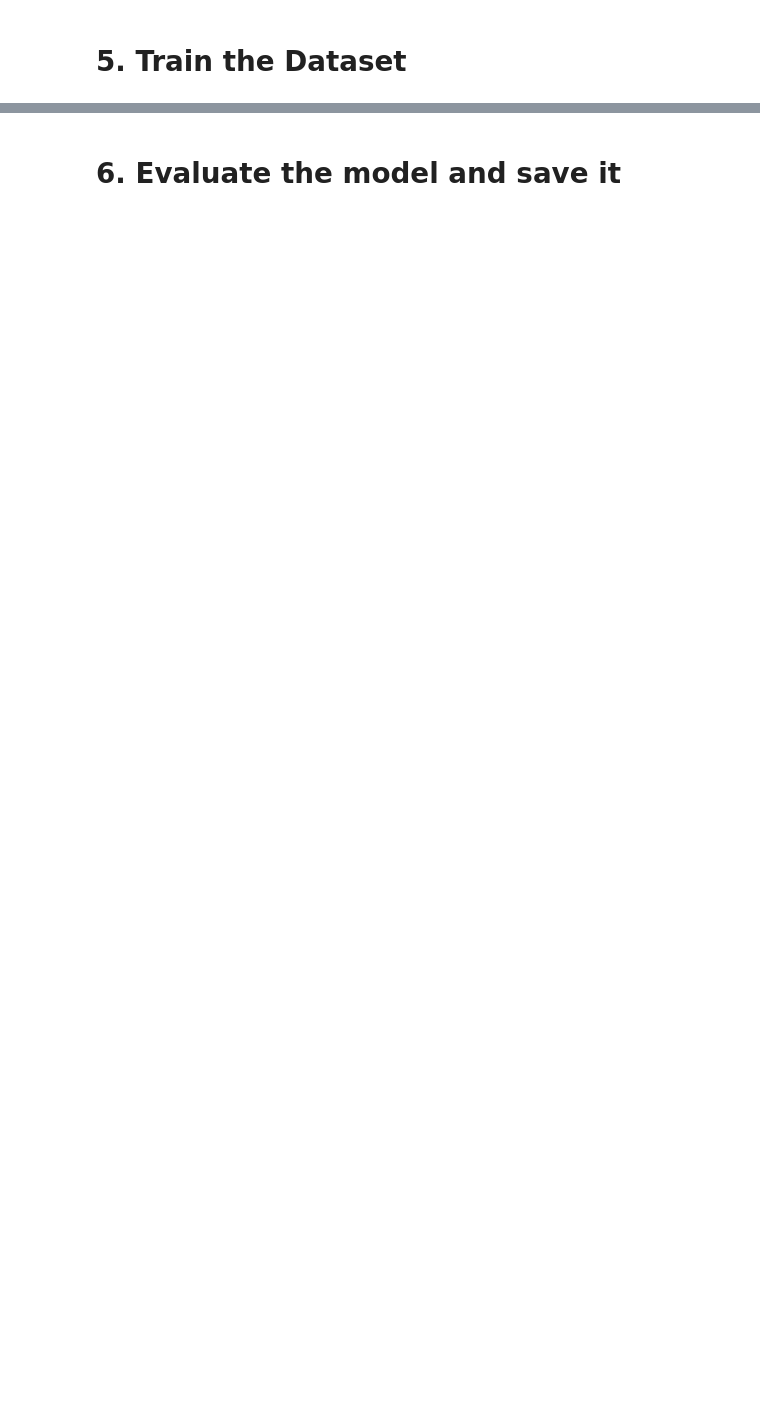
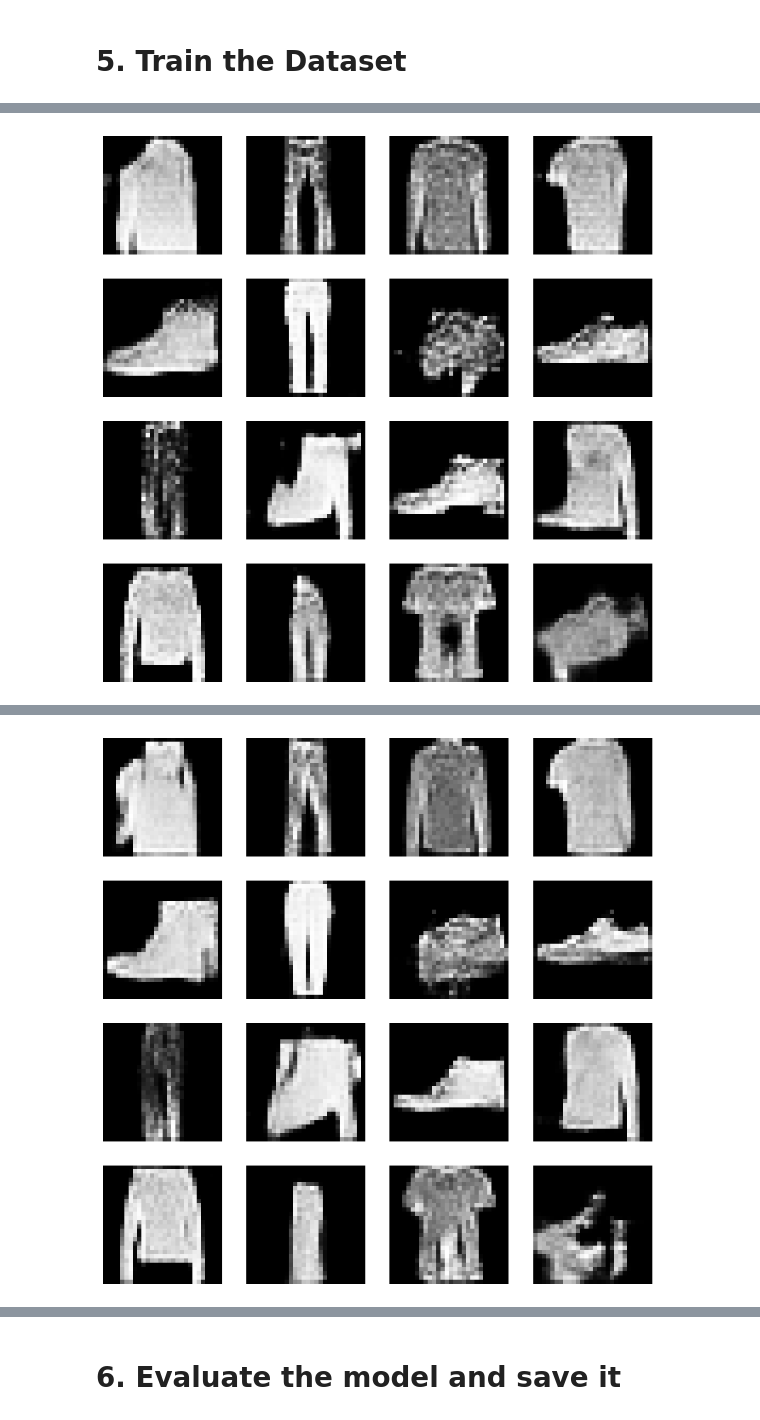
Before and after one commit to EniolaAdemola/fashion-forge, a Jupyter notebook: training/fashion_forge.ipynb, the cells around one changed output, grey strips where cells are left out. Drawn from its saved outputs; the diff is of its cells as text; code cells hidden in the pictures; blank space fills up the shorter version.

Commit message:
update notebook for gan training

```diff
--- a/training/fashion_forge.ipynb
+++ b/training/fashion_forge.ipynb
@@ -101,0 +232,3 @@ def build_generator():
+# %%
+generator_optimizer = keras.optimizers.Adam(learning_rate=0.0002, beta_1 = 0.5)
+discriminator_optimizer = keras.optimizers.Adam(learning_rate=0.0002, beta_1 = 0.5)
@@ -102,2 +282,34 @@ def build_generator():
+# %%
+class ImageCallback(keras.callbacks.Callback):
+  def __init__(self, num_images=16, latent_dim=100):
+    self.num_images = num_images
+    self.latent_dim = latent_dim
+    self.seed = tf.random.normal([num_images, latent_dim])
+
+  def on_epoch_end(self, epoch, logs=None):
+    if epoch % 5 == 0:
+      generated_images = self.model.generator(self.seed)
+      generated_images = (generated_images * 127.5) + 127.5 #rescaleto range [0, 233]
+
+      plt.figure(figsize=(10,10))
+      for i in range(self.num_images):
+        plt.subplot(4, 4, i+1)
+        plt.imshow(generated_images[i].numpy().astype("uint8"), cmap="gray")
+        plt.axis("off")
+      plt.show()
 # %% [markdown]
 # 5. Train the Dataset
+# %%
+EPOCH = 100
+# %%
+gan = GAN(generator=generator, discriminator=discriminator)
+
+gan.compile(
+    g_optimizer=generator_optimizer,
+    d_optimizer=discriminator_optimizer,
+    g_loss=generator_loss,
+    d_loss=discriminator_loss
+)
+# %%
+history = gan.fit(train_dataset, epochs=EPOCH, callbacks=[ImageCallback()])
+# %% [output]
@@ -103,0 +318 @@ def build_generator():
+[figure, added]
@@ -103,0 +330 @@ def build_generator():
+[figure, added]
```
Also changed, not shown: parts of 24 cells of this notebook.
